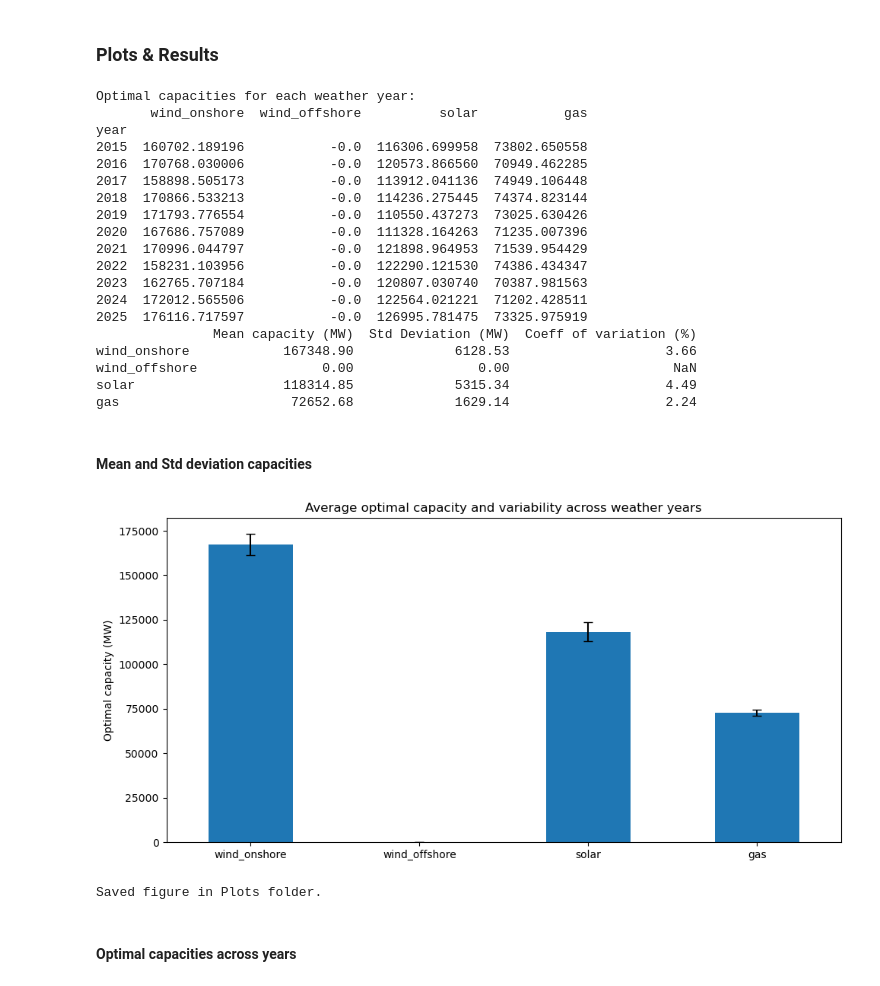
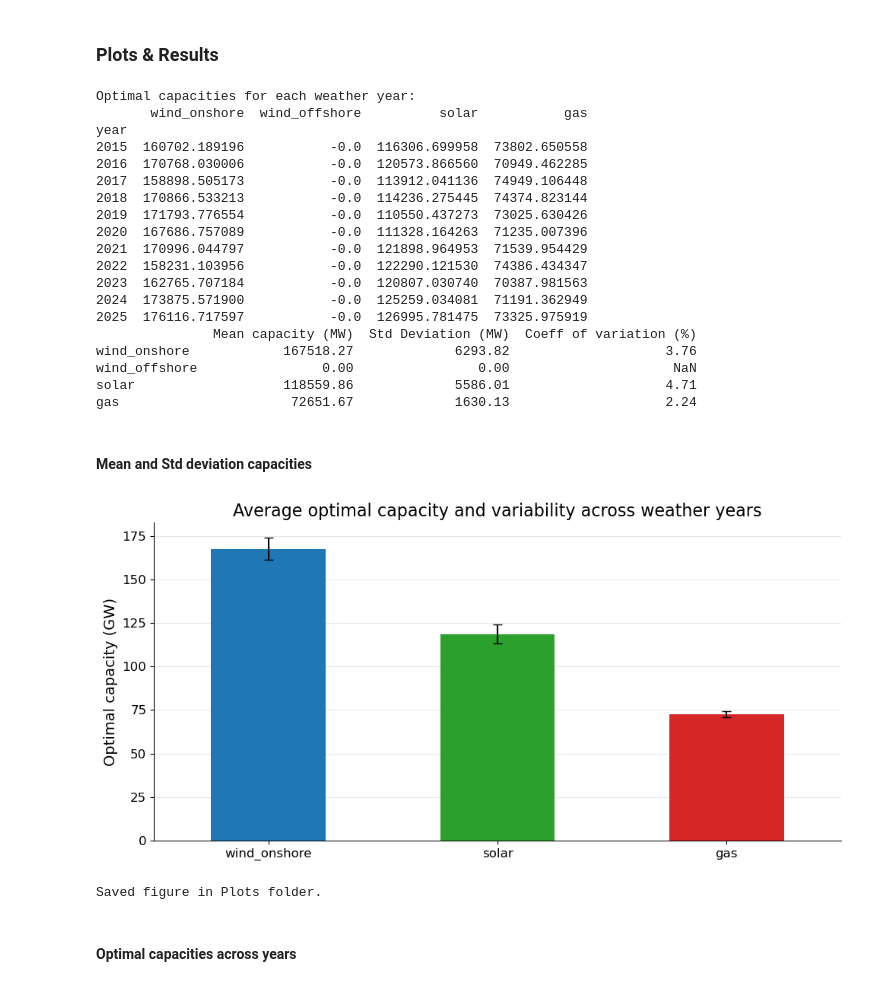
Before and after one commit to fortero23/Integrated_Energy_Grids, a Jupyter notebook: Modules/Assignment1.ipynb, the cells around one changed output. Cells and saved outputs as stored; diff of their text form; code cells hidden in the pictures.

```diff
--- a/Modules/Assignment1.ipynb
+++ b/Modules/Assignment1.ipynb
@@ -236,9 +236,9 @@ capital_cost_gas = annuity(lifetime_GAS, discount_rate) * GAS_CAPEX_MW * (1 + fi
 fuel_cost_gas = 21.6                                      # EUR/MWh_th
 efficiency_gas = 0.39
 emission_factor_gas = 0.19                                # tCO2/MWh_th
-#co2_intensity_gas = emission_factor_gas / efficiency_gas  # tCO2/MWh_el
-#co2_price = 84.15                                         # €/tCO2
-marginal_cost_gas = fuel_cost_gas / efficiency_gas #+ co2_price * co2_intensity_gas   # EUR/MWh_el
+co2_intensity_gas = emission_factor_gas / efficiency_gas  # tCO2/MWh_el
+co2_price = 84.15                                         # €/tCO2
+marginal_cost_gas = fuel_cost_gas / efficiency_gas + co2_price * co2_intensity_gas   # EUR/MWh_el
 # %% [markdown]
 ### Network build
 # %%
@@ -928,27 +924,52 @@ year
 2021  170996.044797           -0.0  121898.964953  71539.954429
 2022  158231.103956           -0.0  122290.121530  74386.434347
 2023  162765.707184           -0.0  120807.030740  70387.981563
-2024  172012.565506           -0.0  122564.021221  71202.428511
+2024  173875.571900           -0.0  125259.034081  71191.362949
 2025  176116.717597           -0.0  126995.781475  73325.975919
                Mean capacity (MW)  Std Deviation (MW)  Coeff of variation (%)
-wind_onshore            167348.90             6128.53                    3.66
+wind_onshore            167518.27             6293.82                    3.76
 wind_offshore                0.00                0.00                     NaN
-solar                   118314.85             5315.34                    4.49
-gas                      72652.68             1629.14                    2.24
+solar                   118559.86             5586.01                    4.71
+gas                      72651.67             1630.13                    2.24
 # %% [markdown]
 #### Mean and Std deviation capacities
 # %%
-mean_capacity.plot(kind="bar", yerr=std_variability, capsize=4, figsize=(10,5))
-plt.ylabel("Optimal capacity (MW)")
-plt.title("Average optimal capacity and variability across weather years")
-plt.xticks(rotation=0)
+color_map = {
+    "wind_onshore": "tab:blue",
+    "solar": "tab:green",
+    "gas": "tab:red",
+}
+
+mean_capacity_plot = mean_capacity.drop(labels=["wind_offshore"], errors="ignore") / 1000  # MW -> GW
+std_variability_plot = std_variability.drop(labels=["wind_offshore"], errors="ignore") / 1000  # MW -> GW
+
+ax = mean_capacity_plot.plot(
+    kind="bar",
+    yerr=std_variability_plot,
+    capsize=4,
+    figsize=(10, 5),
+    color=[color_map.get(name, "gray") for name in mean_capacity_plot.index],
+    zorder=1
+)
+
+ax.spines["top"].set_visible(False)
+ax.spines["right"].set_visible(False)
+ax.set_axisbelow(True)
+ax.grid(axis="y", alpha=0.3)
+
+plt.ylabel("Optimal capacity (GW)", fontsize=14)
+plt.title("Average optimal capacity and variability across weather years", fontsize=16)
+plt.xticks(rotation=0, fontsize=12)
+plt.yticks(fontsize=12)
+
 plt.tight_layout()
-plt.savefig(PLOTS_DIR / "capacity_variability.png", dpi=200)
+plt.savefig(PLOTS_DIR / "capacity_variability.png", dpi=300)
 plt.show()
 plt.close()
+
 print("\nSaved figure in Plots folder.")
 # %% [output]
-[figure, old version]
+[figure, new version]
 Saved figure in Plots folder.
 # %% [markdown]
 #### Optimal capacities across years
```
Also changed, not shown: parts of 40 cells of this notebook, 20 other files.
